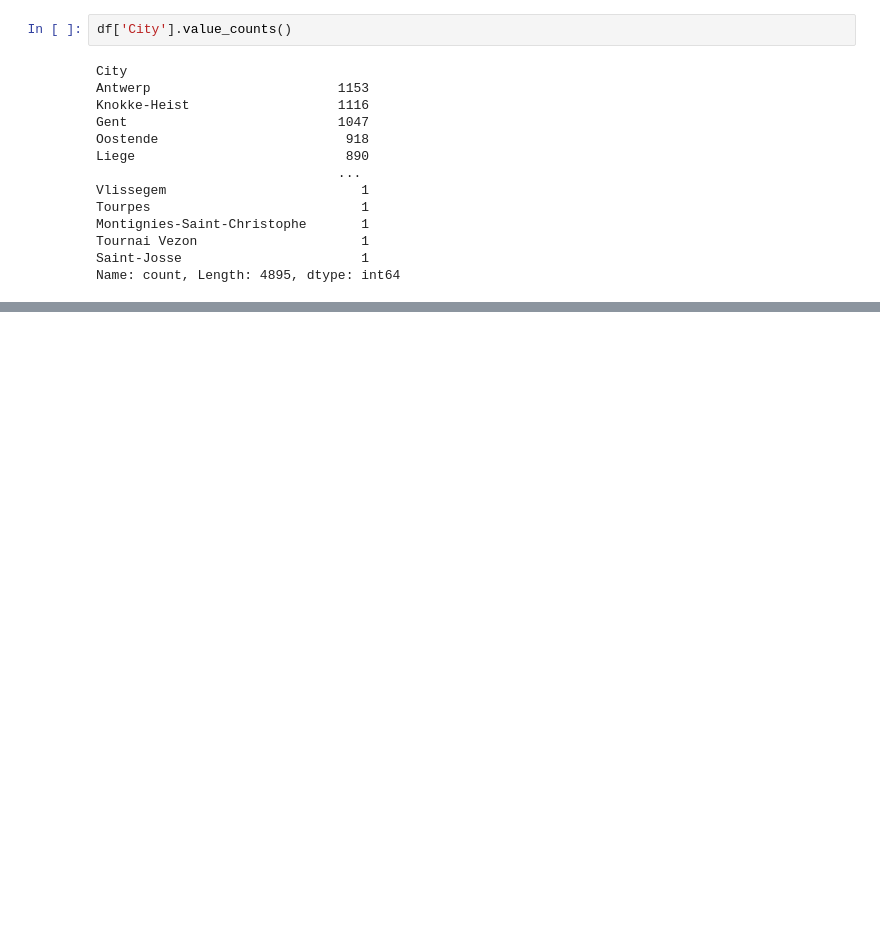
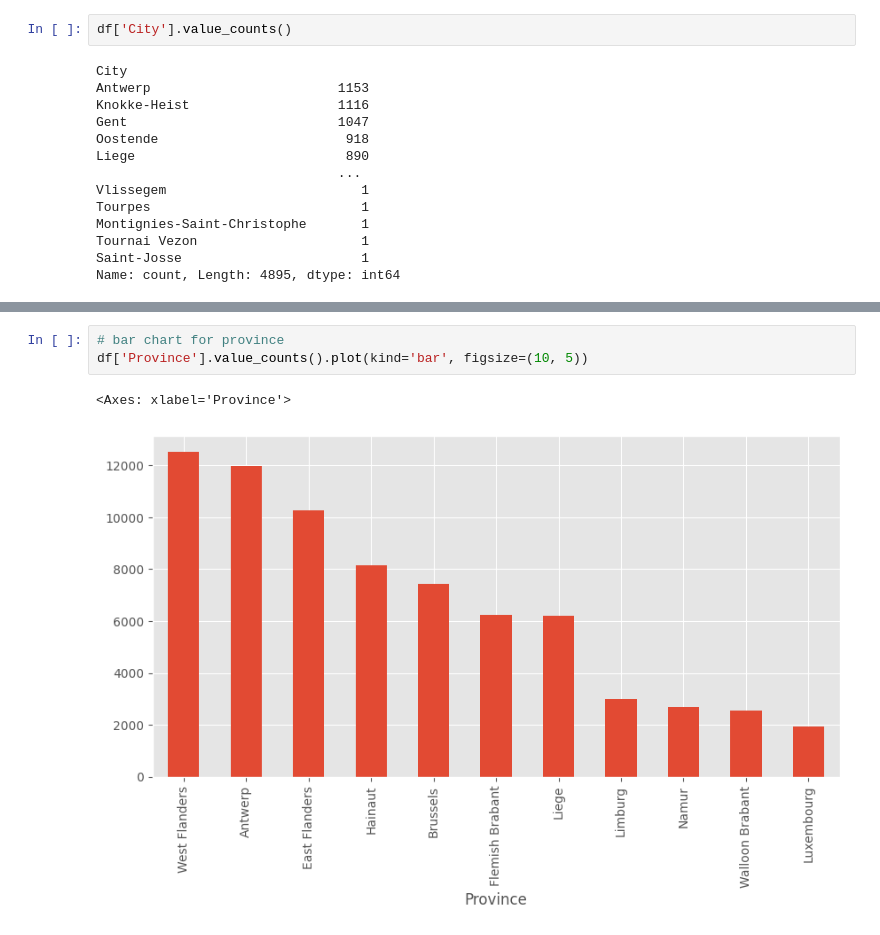
Before and after one commit to emsuru/charlie-02-data-analysis, a Jupyter notebook: EDA_charlie02.ipynb, the cells around one changed output, grey strips where cells are left out. Cells and saved outputs as stored; diff of their text form; blank space fills up the shorter version.

```diff
--- a/EDA_charlie02.ipynb
+++ b/EDA_charlie02.ipynb
@@ -1204,0 +446,6 @@ Percentage for unique value 7.0: 0.0001
+# %%
+# bar chart for province
+df['Province'].value_counts().plot(kind='bar', figsize=(10, 5))
+# %% [output]
+<Axes: xlabel='Province'>
+[figure, added]
```
Also changed, not shown: parts of 99 cells of this notebook.
